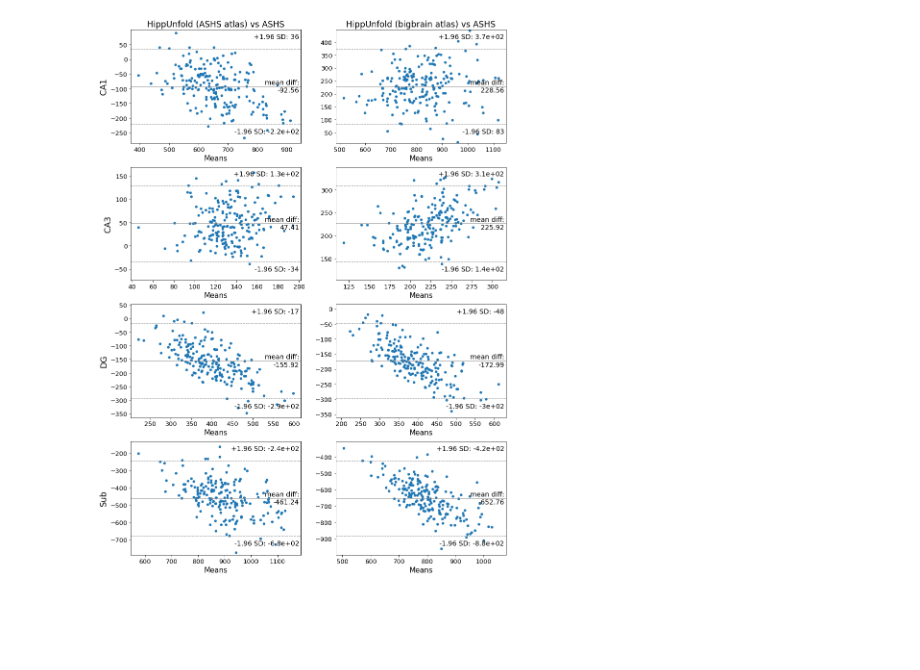
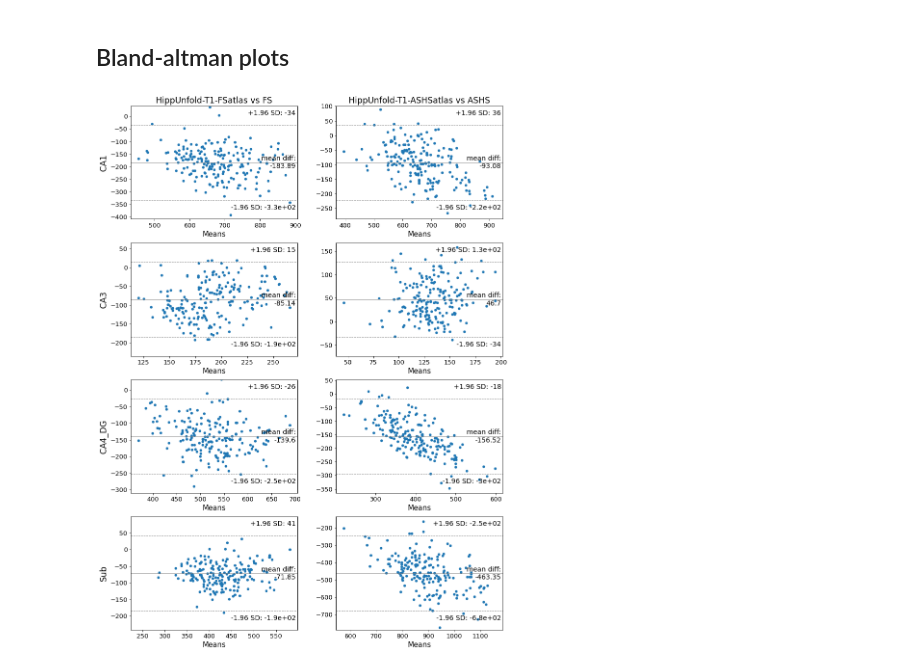
Before and after one commit to akhanf/hippunfold-fs-ashs-comparison, a Jupyter notebook: analysis.ipynb, the cells around one changed output. Drawn from its saved outputs; the diff is of its cells as text; code cells hidden in the pictures; blank space fills up the shorter version.

```diff
--- a/analysis.ipynb
+++ b/analysis.ipynb
@@ -139,31 +64,47 @@ plt.show()
-# %%
-import statsmodels.api as sm
-
-f, axs = plt.subplots(ncols=2,nrows=4, figsize=(12,16))
-
-sm.graphics.mean_diff_plot(df_hippunfold_ashs.CA1,df_ashs.CA1,ax=axs[0][0])
-sm.graphics.mean_diff_plot(df_hippunfold_ashs.CA3,df_ashs.CA3,ax=axs[1][0])
-sm.graphics.mean_diff_plot(df_hippunfold_ashs.DG,df_ashs.DG,ax=axs[2][0])
-sm.graphics.mean_diff_plot(df_hippunfold_ashs.Sub,df_ashs.Sub,ax=axs[3][0])
-
-
-sm.graphics.mean_diff_plot(df_hippunfold_bigbrain.CA1,df_ashs.CA1,ax=axs[0][1])
-sm.graphics.mean_diff_plot(df_hippunfold_bigbrain.CA3,df_ashs.CA3,ax=axs[1][1])
-sm.graphics.mean_diff_plot(df_hippunfold_bigbrain.CA4_DG,df_ashs.DG,ax=axs[2][1])
-sm.graphics.mean_diff_plot(df_hippunfold_bigbrain.Sub,df_ashs.Sub,ax=axs[3][1])
-
-rows = ['CA1','CA3','DG','Sub']
-cols = ['HippUnfold (ASHS atlas) vs ASHS','HippUnfold (bigbrain atlas) vs ASHS']
-
-for ax, col in zip(axs[0], cols):
-    ax.set_title(col,size='xx-large')
-
-for ax, row in zip(axs[:,0], rows):
-    ax.set_ylabel(row, rotation=90, size='xx-large')
-
-for ax in axs[:,1]:
-    ax.set_ylabel('')
-
-plt.show()
-# %% [output]
-[figure, removed]
+# %% [markdown]
+## Bland-altman plots
+# %%
+def plot_bland_altman(df,methods1,methods2,subfields,figsize=(18,16)):
+
+    f, axs = plt.subplots(ncols=len(methods1),nrows=len(subfields), figsize=figsize)
+
+
+    for i,(method1,method2) in enumerate(zip(methods1,methods2)):
+        for j,subfield in enumerate(subfields):
+
+            m1 = (df
+                  .query(f'subfield == "{subfield}" and method == "{method1}"')
+                  .volume
+                 )
+            m2 = (df
+                  .query(f'subfield == "{subfield}" and method == "{method2}"')
+                  .volume
+                 )
+            sm.graphics.mean_diff_plot(m1,m2,ax=axs[j][i])
+
+
+    #add column and row labels:
+
+    rows = subfields
+    cols = [f'{method1} vs {method2}' for method1,method2 in zip(methods1,methods2) ]
+
+
+    for ax, col in zip(axs[0], cols):
+        ax.set_title(col,size='xx-large')
+
+    for ax, row in zip(axs[:,0], rows):
+        ax.set_ylabel(row, rotation=90, size='xx-large')
+
+    for ax in axs[:,1]:
+        ax.set_ylabel('')
+# %%
+import statsmodels.api as sm
+import matplotlib.pyplot as plt
+
+subfields = ['CA1','CA3','CA4_DG','Sub']
+
+methods1 = ['HippUnfold-T1-FSatlas','HippUnfold-T1-ASHSatlas']
+methods2 = ['FS','ASHS']
+plot_bland_altman(df,methods1,methods2,subfields,figsize=(12,16))
+# %% [output]
+[figure, added]
```
Also changed, not shown: parts of 14 cells of this notebook.
